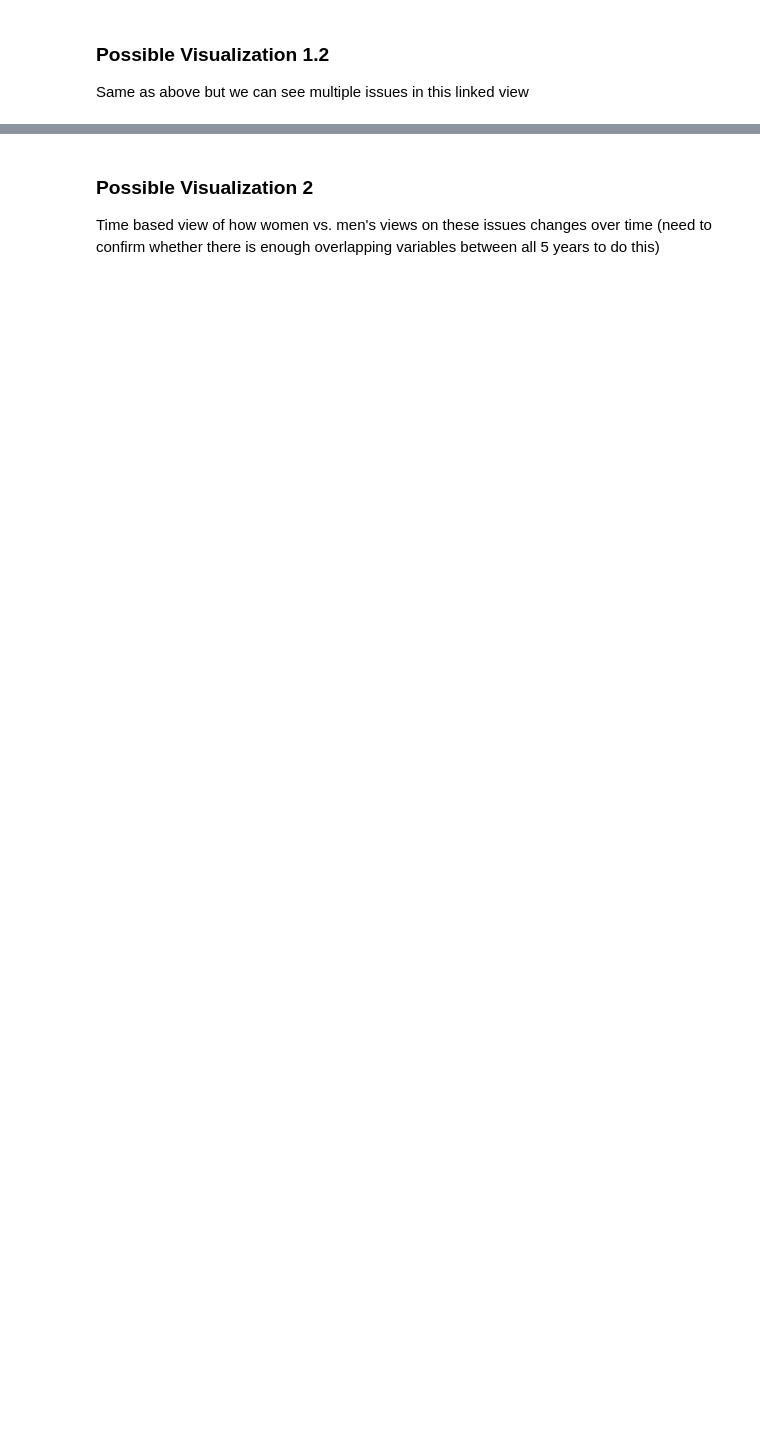
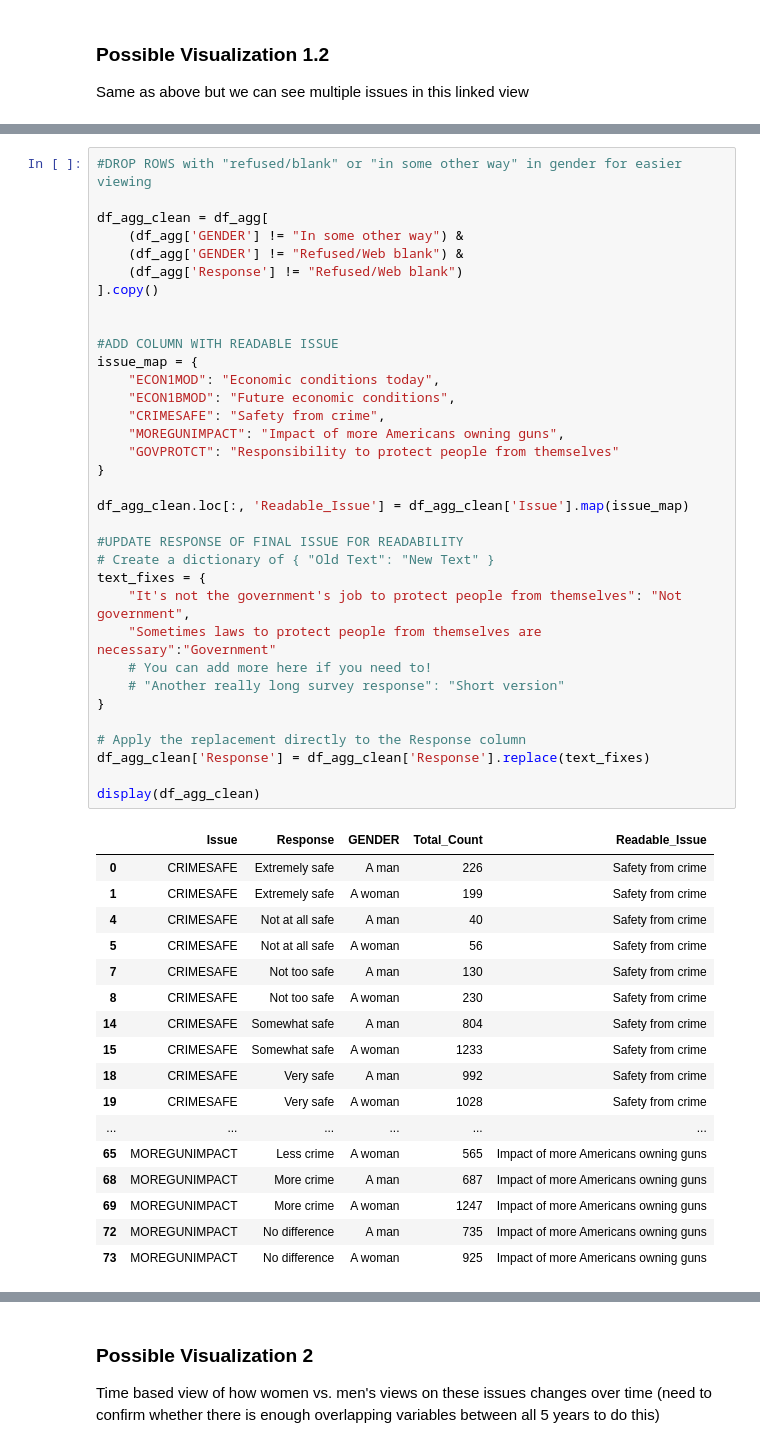
Before and after one commit to emilylmitchum/5200-final-project, a Jupyter notebook: dana-eda/npors-eda.ipynb, the cells around one changed output, grey strips where cells are left out. Drawn from its saved outputs; the diff is of its cells as text; blank space fills up the shorter version.

```diff
--- a/dana-eda/npors-eda.ipynb
+++ b/dana-eda/npors-eda.ipynb
@@ -166,0 +183,52 @@ display(df_agg)
+# %%
+#DROP ROWS with "refused/blank" or "in some other way" in gender for easier viewing
+
+df_agg_clean = df_agg[
+    (df_agg['GENDER'] != "In some other way") &
+    (df_agg['GENDER'] != "Refused/Web blank") &
+    (df_agg['Response'] != "Refused/Web blank")
+].copy()
+
+
+#ADD COLUMN WITH READABLE ISSUE
+issue_map = {
+    "ECON1MOD": "Economic conditions today",
+    "ECON1BMOD": "Future economic conditions",
+    "CRIMESAFE": "Safety from crime",
+    "MOREGUNIMPACT": "Impact of more Americans owning guns",
+    "GOVPROTCT": "Responsibility to protect people from themselves"
+}
+
+df_agg_clean.loc[:, 'Readable_Issue'] = df_agg_clean['Issue'].map(issue_map)
+
+#UPDATE RESPONSE OF FINAL ISSUE FOR READABILITY
+# Create a dictionary of { "Old Text": "New Text" }
+text_fixes = {
+    "It's not the government's job to protect people from themselves": "Not government",
+    "Sometimes laws to protect people from themselves are necessary":"Government"
+    # You can add more here if you need to!
+    # "Another really long survey response": "Short version"
+}
+
+# Apply the replacement directly to the Response column
+df_agg_clean['Response'] = df_agg_clean['Response'].replace(text_fixes)
+
+display(df_agg_clean)
+# %% [output]
+|  | Issue | Response | GENDER | Total_Count | Readable_Issue |
+| 0 | CRIMESAFE | Extremely safe | A man | 226 | Safety from crime |
+| 1 | CRIMESAFE | Extremely safe | A woman | 199 | Safety from crime |
+| 4 | CRIMESAFE | Not at all safe | A man | 40 | Safety from crime |
+| 5 | CRIMESAFE | Not at all safe | A woman | 56 | Safety from crime |
+| 7 | CRIMESAFE | Not too safe | A man | 130 | Safety from crime |
+| 8 | CRIMESAFE | Not too safe | A woman | 230 | Safety from crime |
+| 14 | CRIMESAFE | Somewhat safe | A man | 804 | Safety from crime |
+| 15 | CRIMESAFE | Somewhat safe | A woman | 1233 | Safety from crime |
+| 18 | CRIMESAFE | Very safe | A man | 992 | Safety from crime |
+| 19 | CRIMESAFE | Very safe | A woman | 1028 | Safety from crime |
+| ... | ... | ... | ... | ... | ... |
+| 65 | MOREGUNIMPACT | Less crime | A woman | 565 | Impact of more Americans owning guns |
+| 68 | MOREGUNIMPACT | More crime | A man | 687 | Impact of more Americans owning guns |
+| 69 | MOREGUNIMPACT | More crime | A woman | 1247 | Impact of more Americans owning guns |
+| 72 | MOREGUNIMPACT | No difference | A man | 735 | Impact of more Americans owning guns |
+| 73 | MOREGUNIMPACT | No difference | A woman | 925 | Impact of more Americans owning guns |
```
Also changed, not shown: parts of 7 cells of this notebook, 3 other files.
